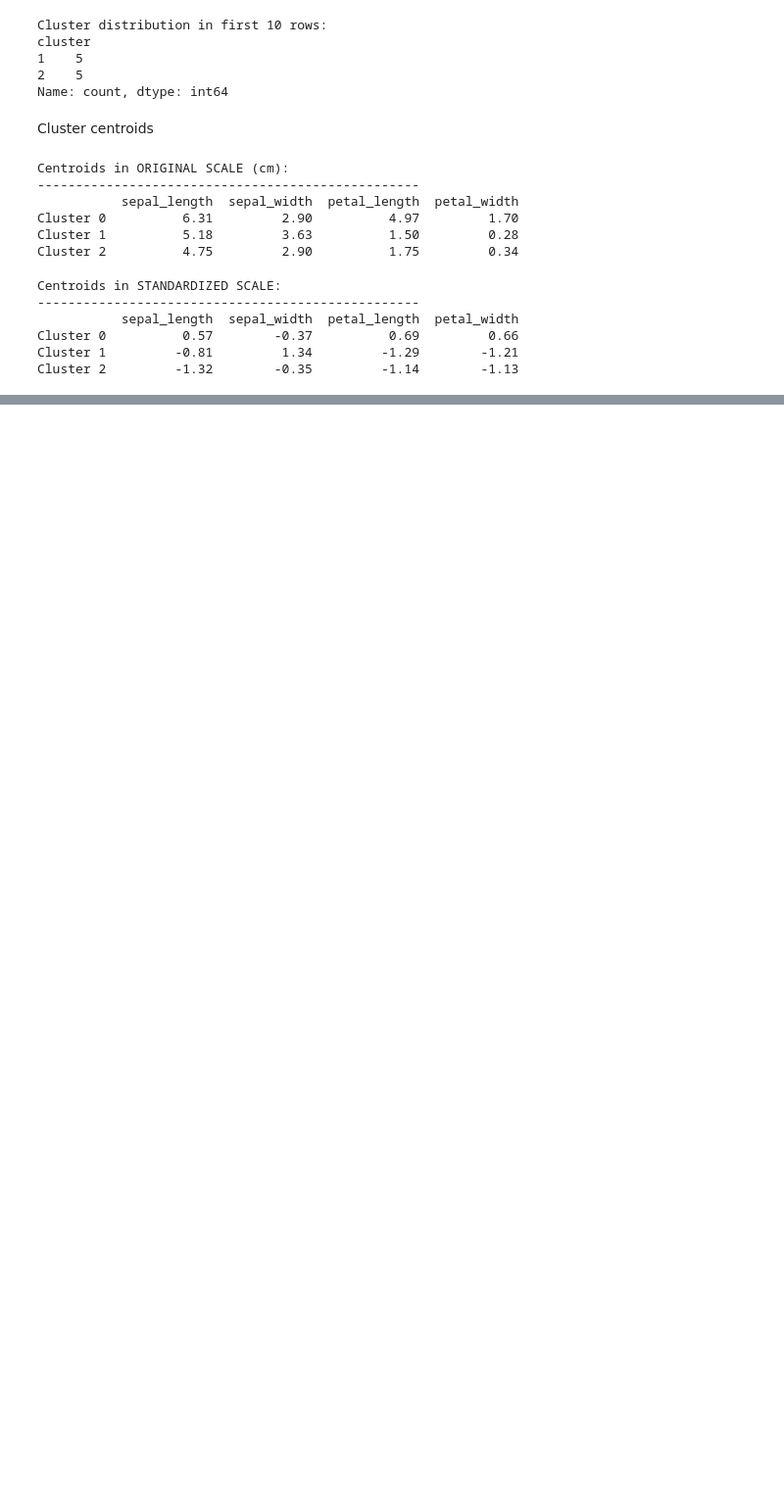
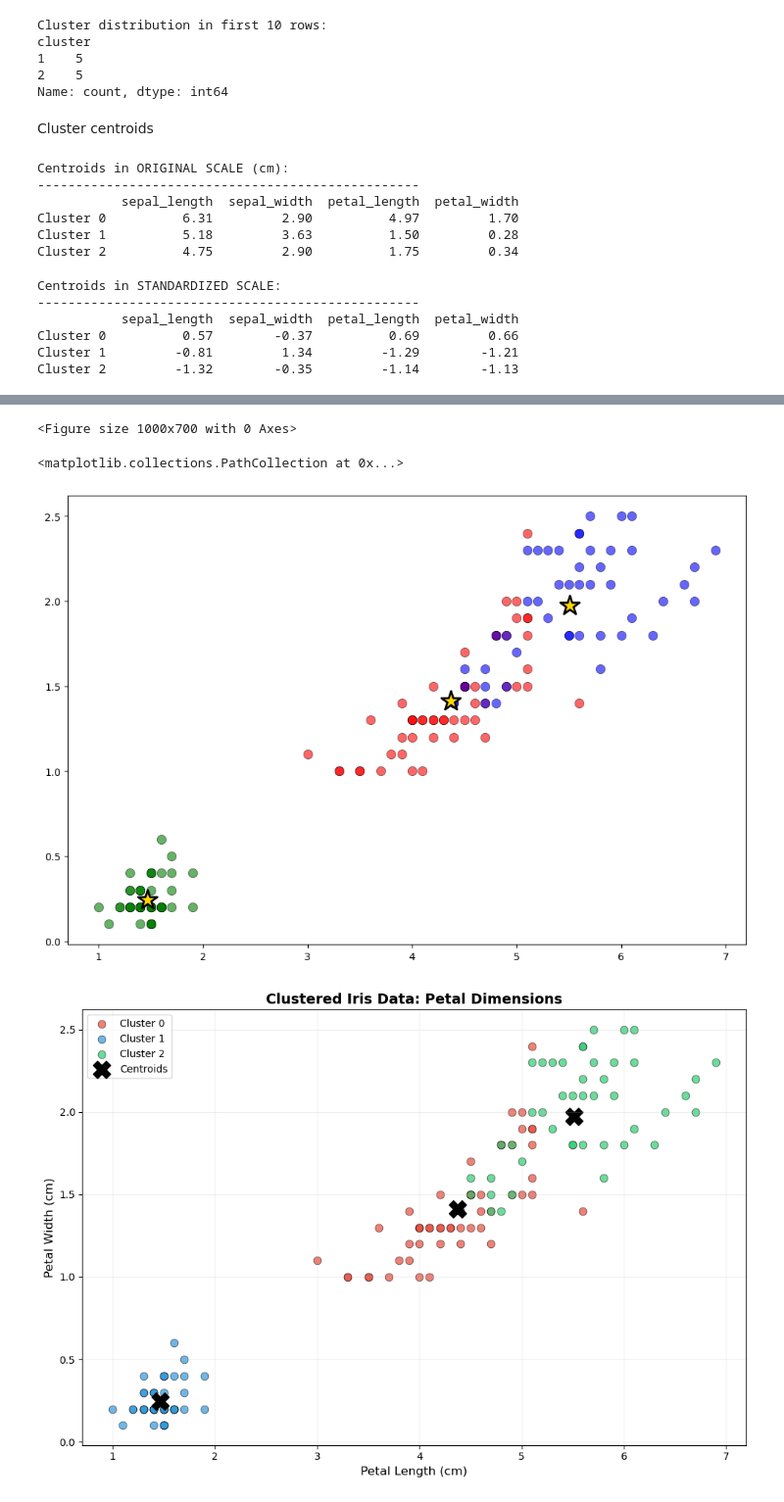
Before and after one commit to KenyansaAmenya/Unsupervised-Learning-with-the-Iris-Dataset, a Jupyter notebook: iris.ipynb, the cells around one changed output, grey strips where cells are left out. Shown at 98% size. Cells and saved outputs as stored; diff of their text form; code cells hidden in the pictures; blank space fills up the shorter version.

```diff
--- a/iris.ipynb
+++ b/iris.ipynb
@@ -308,0 +326,5 @@ Cluster 2         -1.32        -0.35         -1.14        -1.13
+# %%
+# plot
+plt.figure(figsize=(10, 7))
+# %% [output]
+<Figure size 1000x700 with 0 Axes>
@@ -308,0 +343,19 @@ Cluster 2         -1.32        -0.35         -1.14        -1.13
+# %%
+# Plot centroids
+plt.scatter(centroids_original[:, 2], centroids_original[:, 3],
+           marker='X', s=300, c='black', label='Centroids')
+# %% [output]
+<matplotlib.collections.PathCollection at 0x...>
+# %%
+# Add labels
+plt.xlabel('Petal Length (cm)', fontsize=12)
+plt.ylabel('Petal Width (cm)', fontsize=12)
+plt.title('Clustered Iris Data: Petal Dimensions', fontsize=14, fontweight='bold')
+
+plt.legend()
+plt.grid(True, alpha=0.2)
+plt.tight_layout()
+plt.show()
+# %% [output]
+[figure, added]
+[figure, added]
```
Also changed, not shown: parts of 19 cells of this notebook.
